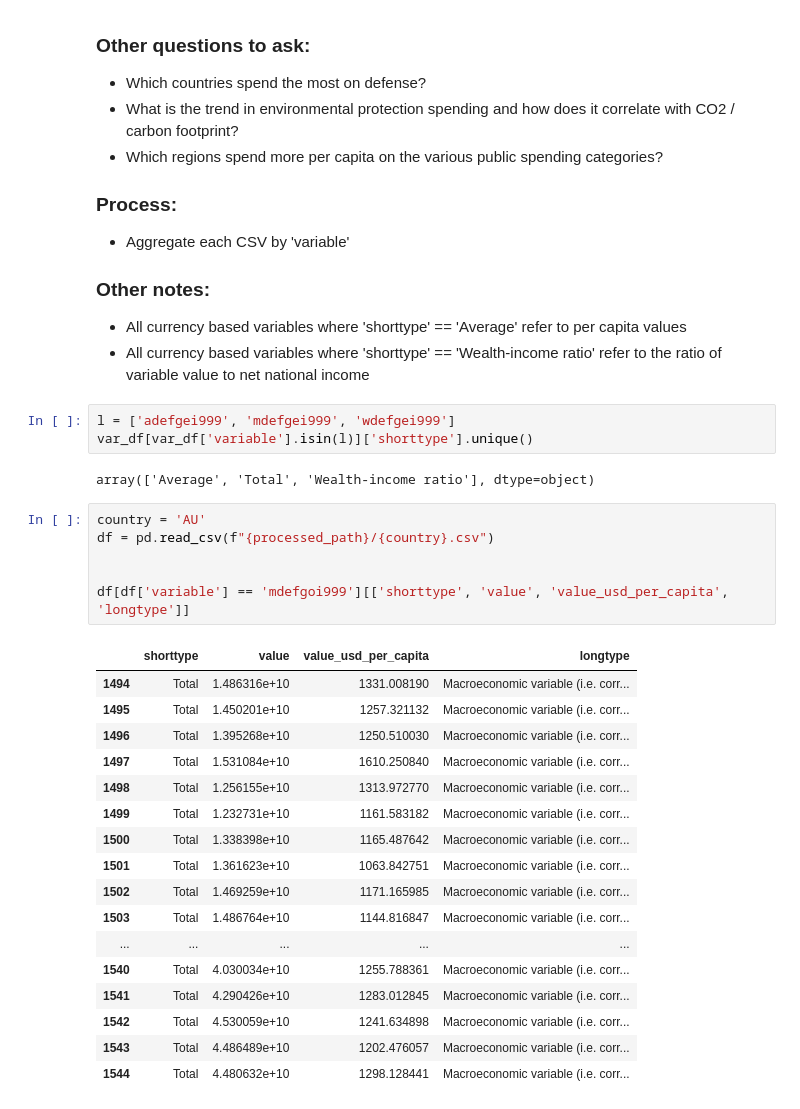
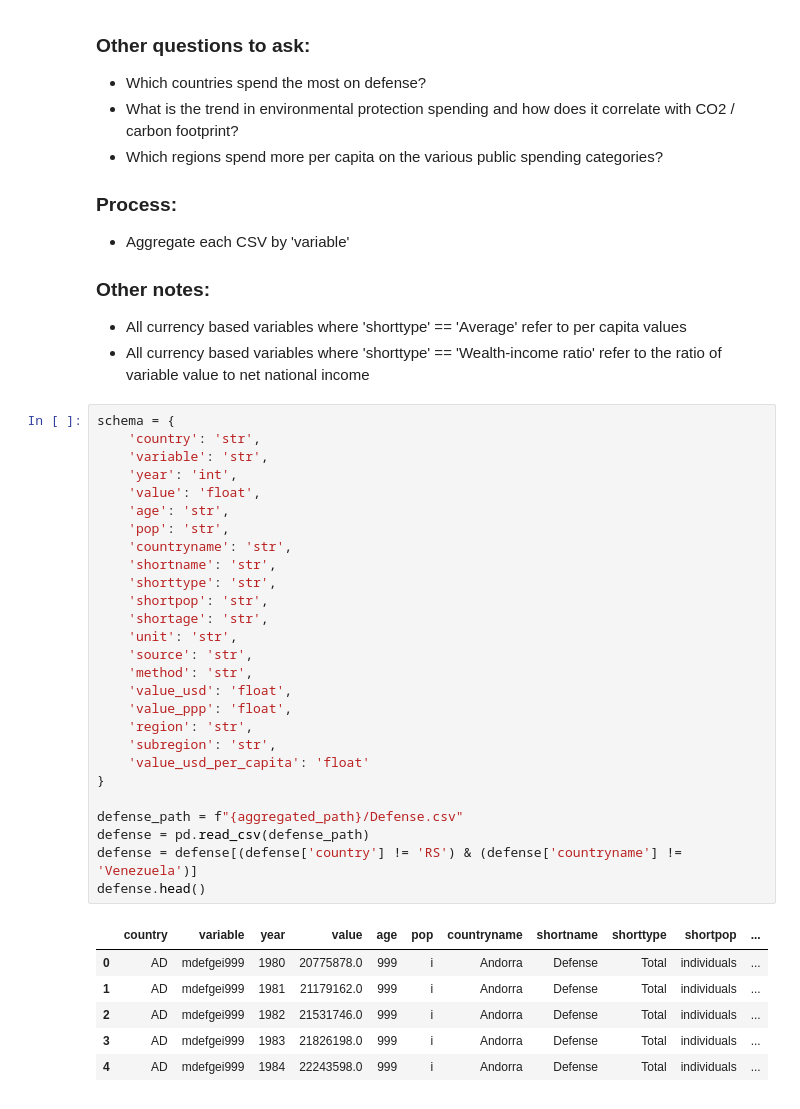
Before and after one commit to aldillon88/world-inequality-analysis, a Jupyter notebook: notebooks/main-eda.ipynb, the cells around one changed output. Saved outputs shown, nothing was run; the diff lists cells and outputs as text.

```diff
--- a/notebooks/main-eda.ipynb
+++ b/notebooks/main-eda.ipynb
@@ -121,32 +31,37 @@ Education
 ### Other notes:
 - All currency based variables where 'shorttype' == 'Average' refer to per capita values
 - All currency based variables where 'shorttype' == 'Wealth-income ratio' refer to the ratio of variable value to net national income
-# %%
-l = ['adefgei999', 'mdefgei999', 'wdefgei999']
-var_df[var_df['variable'].isin(l)]['shorttype'].unique()
-# %% [output]
-array(['Average', 'Total', 'Wealth-income ratio'], dtype=object)
-# %%
-country = 'AU'
-df = pd.read_csv(f"{processed_path}/{country}.csv")
-
-
-df[df['variable'] == 'mdefgoi999'][['shorttype', 'value', 'value_usd_per_capita', 'longtype']]
-# %% [output]
-|  | shorttype | value | value_usd_per_capita | longtype |
-| 1494 | Total | 1.486316e+10 | 1331.008190 | Macroeconomic variable (i.e. corr... |
-| 1495 | Total | 1.450201e+10 | 1257.321132 | Macroeconomic variable (i.e. corr... |
-| 1496 | Total | 1.395268e+10 | 1250.510030 | Macroeconomic variable (i.e. corr... |
-| 1497 | Total | 1.531084e+10 | 1610.250840 | Macroeconomic variable (i.e. corr... |
-| 1498 | Total | 1.256155e+10 | 1313.972770 | Macroeconomic variable (i.e. corr... |
-| 1499 | Total | 1.232731e+10 | 1161.583182 | Macroeconomic variable (i.e. corr... |
-| 1500 | Total | 1.338398e+10 | 1165.487642 | Macroeconomic variable (i.e. corr... |
-| 1501 | Total | 1.361623e+10 | 1063.842751 | Macroeconomic variable (i.e. corr... |
-| 1502 | Total | 1.469259e+10 | 1171.165985 | Macroeconomic variable (i.e. corr... |
-| 1503 | Total | 1.486764e+10 | 1144.816847 | Macroeconomic variable (i.e. corr... |
-| ... | ... | ... | ... | ... |
-| 1540 | Total | 4.030034e+10 | 1255.788361 | Macroeconomic variable (i.e. corr... |
-| 1541 | Total | 4.290426e+10 | 1283.012845 | Macroeconomic variable (i.e. corr... |
-| 1542 | Total | 4.530059e+10 | 1241.634898 | Macroeconomic variable (i.e. corr... |
-| 1543 | Total | 4.486489e+10 | 1202.476057 | Macroeconomic variable (i.e. corr... |
-| 1544 | Total | 4.480632e+10 | 1298.128441 | Macroeconomic variable (i.e. corr... |
+# %%
+schema = {
+    'country': 'str',
+    'variable': 'str',
+    'year': 'int',
+    'value': 'float',
+    'age': 'str',
+    'pop': 'str',
+    'countryname': 'str',
+    'shortname': 'str',
+    'shorttype': 'str',
+    'shortpop': 'str',
+    'shortage': 'str',
+    'unit': 'str',
+    'source': 'str',
+    'method': 'str',
+    'value_usd': 'float',
+    'value_ppp': 'float',
+    'region': 'str',
+    'subregion': 'str',
+    'value_usd_per_capita': 'float'
+}
+
+defense_path = f"{aggregated_path}/Defense.csv"
+defense = pd.read_csv(defense_path)
+defense = defense[(defense['country'] != 'RS') & (defense['countryname'] != 'Venezuela')]
+defense.head()
+# %% [output]
+|  | country | variable | year | value | age | pop | countryname | shortname | shorttype | shortpop | ... |
+| 0 | AD | mdefgei999 | 1980 | 20775878.0 | 999 | i | Andorra | Defense | Total | individuals | ... |
+| 1 | AD | mdefgei999 | 1981 | 21179162.0 | 999 | i | Andorra | Defense | Total | individuals | ... |
+| 2 | AD | mdefgei999 | 1982 | 21531746.0 | 999 | i | Andorra | Defense | Total | individuals | ... |
+| 3 | AD | mdefgei999 | 1983 | 21826198.0 | 999 | i | Andorra | Defense | Total | individuals | ... |
+| 4 | AD | mdefgei999 | 1984 | 22243598.0 | 999 | i | Andorra | Defense | Total | individuals | ... |
```
Also changed, not shown: parts of 11 cells of this notebook, 3 other files.
